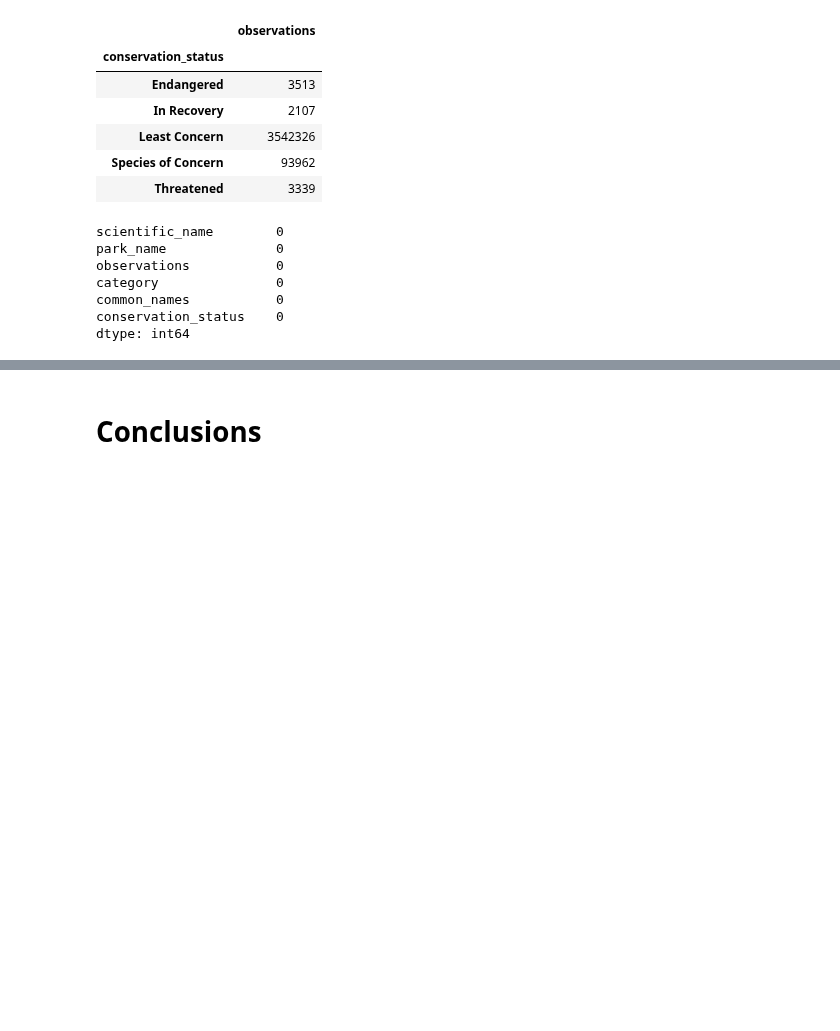
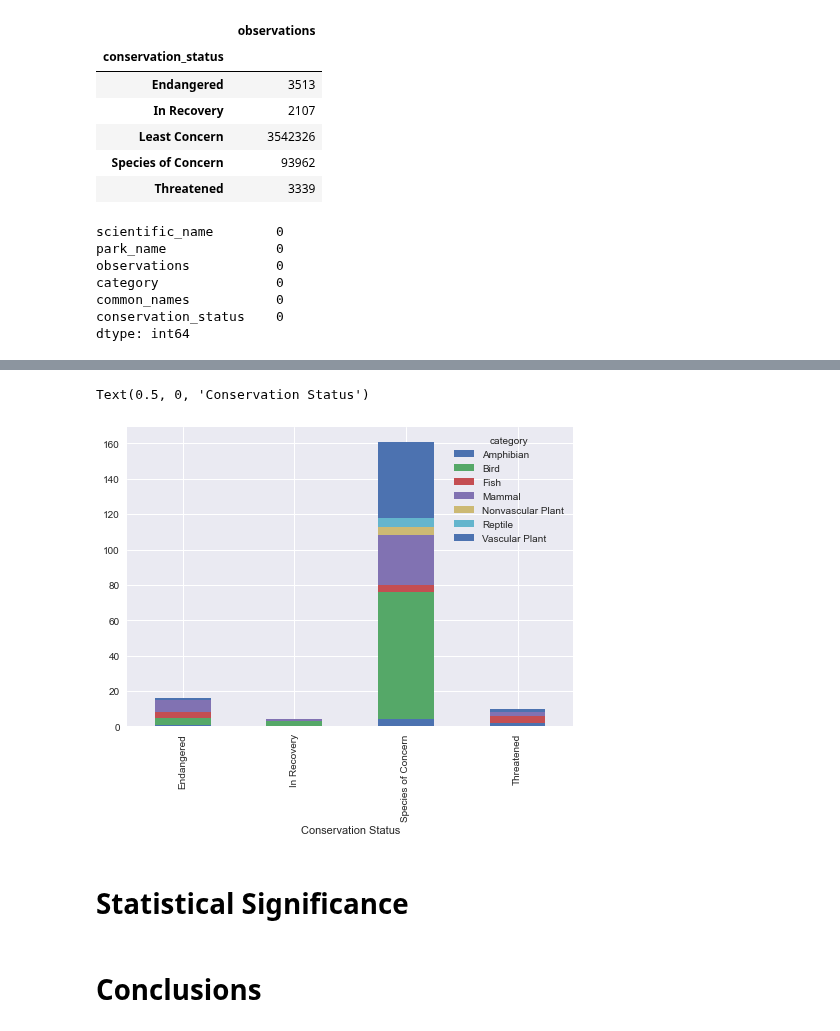
Before and after one commit to TahlonBrahic/Data-Science-Portfolio, a Jupyter notebook: Data Analysis/Endangered Species/biodiveristy.ipynb, the cells around one changed output, grey strips where cells are left out. Saved outputs shown, nothing was run; the diff lists cells and outputs as text; code cells hidden in the pictures; blank space fills up the shorter version.

```diff
--- a/Data Analysis/Endangered Species/biodiveristy.ipynb
+++ b/Data Analysis/Endangered Species/biodiveristy.ipynb
@@ -99,0 +111,7 @@ dtype: int64
+# %%
+conservationCategory = species[species.conservation_status != "No Intervention"]\
+    .groupby(["conservation_status", "category"])['scientific_name']\
+    .count()\
+    .unstack()
+
+conservationCategory
@@ -100,2 +125,10 @@ dtype: int64
+# %%
+ax = conservationCategory.plot(kind='bar', stacked=True)
+ax.set_xlabel('Conservation Status')
+# %% [output]
+Text(0.5, 0, 'Conservation Status')
+[figure, added]
+# %% [markdown]
+# Statistical Significance
 # %% [markdown]
 # Conclusions
```
Also changed, not shown: parts of 6 cells of this notebook.
